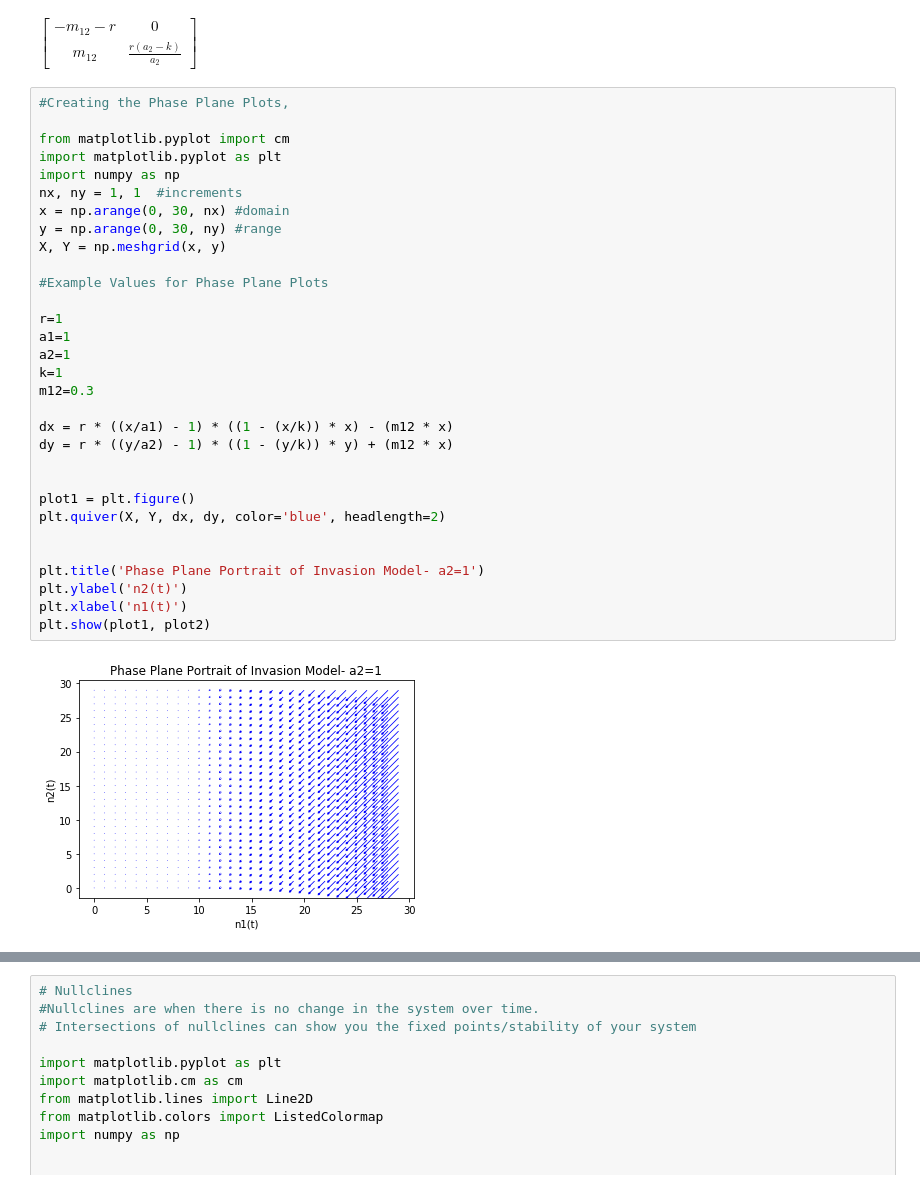
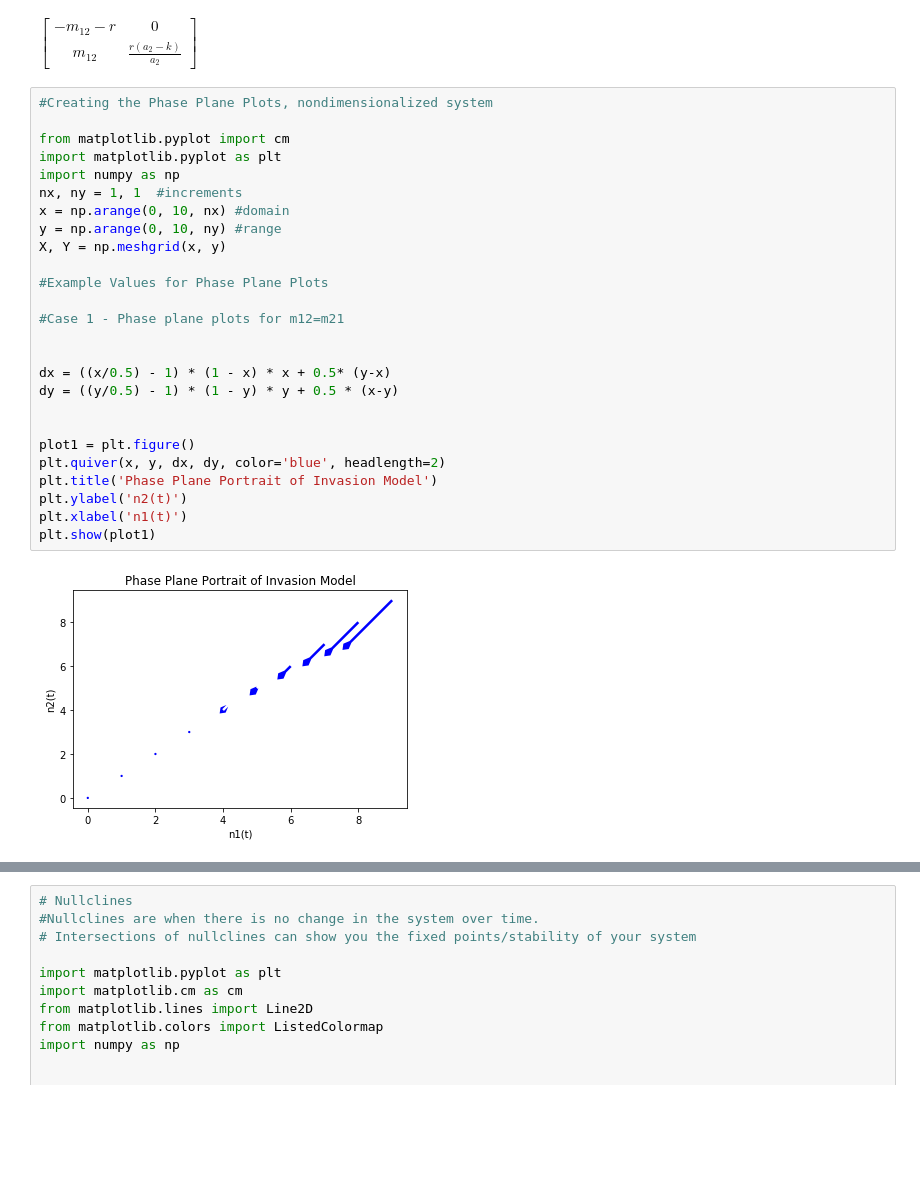
Before and after one commit to ewoodwar/Final-project-2023-AARMS, a Jupyter notebook: ODE Solver_ AARMS 2023.ipynb, the cells around one changed output, grey strips where cells are left out. Saved outputs shown, nothing was run; the diff lists cells and outputs as text; blank space fills up the shorter version.

```diff
--- a/ODE Solver_ AARMS 2023.ipynb
+++ b/ODE Solver_ AARMS 2023.ipynb
@@ -93,35 +93,30 @@ $\displaystyle \left[\begin{matrix}- m_{12} - r & 0\\m_{12} & - r\end{matrix}\ri
 $\displaystyle \left[\begin{matrix}- m_{12} - r & 0\\m_{12} & - \frac{a_{2} r}{k} + r\end{matrix}\right]$
 $\displaystyle \left[\begin{matrix}- m_{12} - r & 0\\m_{12} & \frac{r \left(a_{2} - k\right)}{a_{2}}\end{matrix}\right]$
 # %%
-#Creating the Phase Plane Plots,
+#Creating the Phase Plane Plots, nondimensionalized system
 
 from matplotlib.pyplot import cm
 import matplotlib.pyplot as plt
 import numpy as np
 nx, ny = 1, 1  #increments
-x = np.arange(0, 30, nx) #domain
-y = np.arange(0, 30, ny) #range
+x = np.arange(0, 10, nx) #domain
+y = np.arange(0, 10, ny) #range
 X, Y = np.meshgrid(x, y)
 
 #Example Values for Phase Plane Plots
 
-r=1
-a1=1
-a2=1
-k=1
-m12=0.3
+#Case 1 - Phase plane plots for m12=m21
 
-dx = r * ((x/a1) - 1) * ((1 - (x/k)) * x) - (m12 * x)
-dy = r * ((y/a2) - 1) * ((1 - (y/k)) * y) + (m12 * x)
+
+dx = ((x/0.5) - 1) * (1 - x) * x + 0.5* (y-x)
+dy = ((y/0.5) - 1) * (1 - y) * y + 0.5 * (x-y)
 
 
 plot1 = plt.figure()
-plt.quiver(X, Y, dx, dy, color='blue', headlength=2)
-
-
-plt.title('Phase Plane Portrait of Invasion Model- a2=1')
+plt.quiver(x, y, dx, dy, color='blue', headlength=2)
+plt.title('Phase Plane Portrait of Invasion Model')
 plt.ylabel('n2(t)')
 plt.xlabel('n1(t)')
-plt.show(plot1, plot2)
+plt.show(plot1)
 # %% [output]
-[figure, old version]
+[figure, new version]
```
Also changed, not shown: parts of 1 cell of this notebook.
